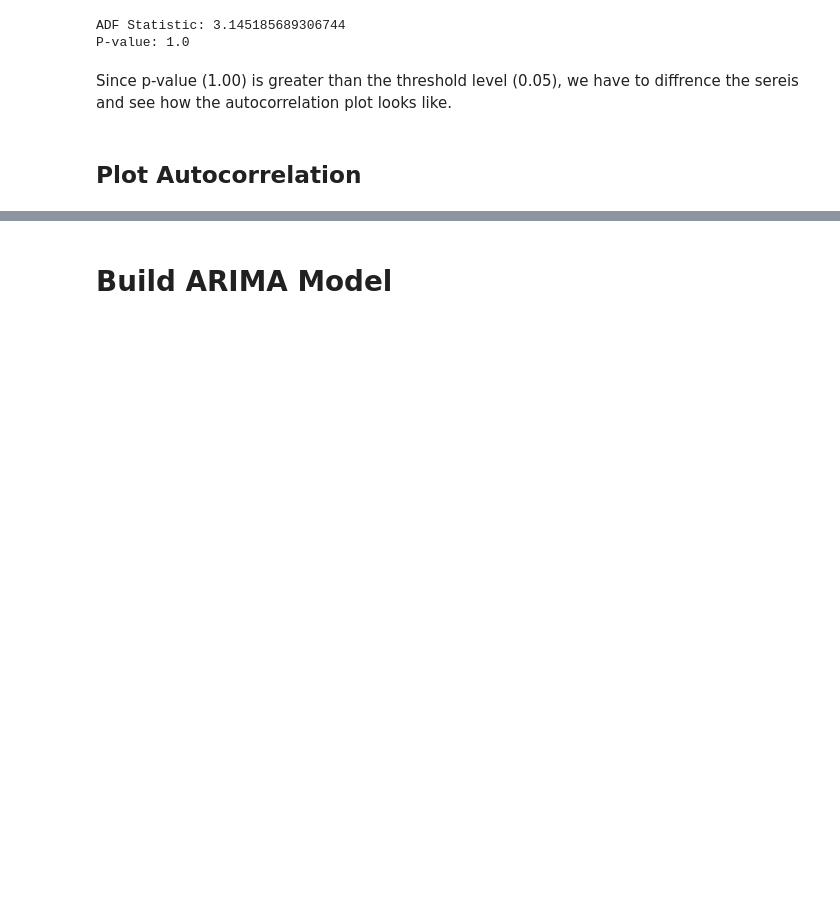
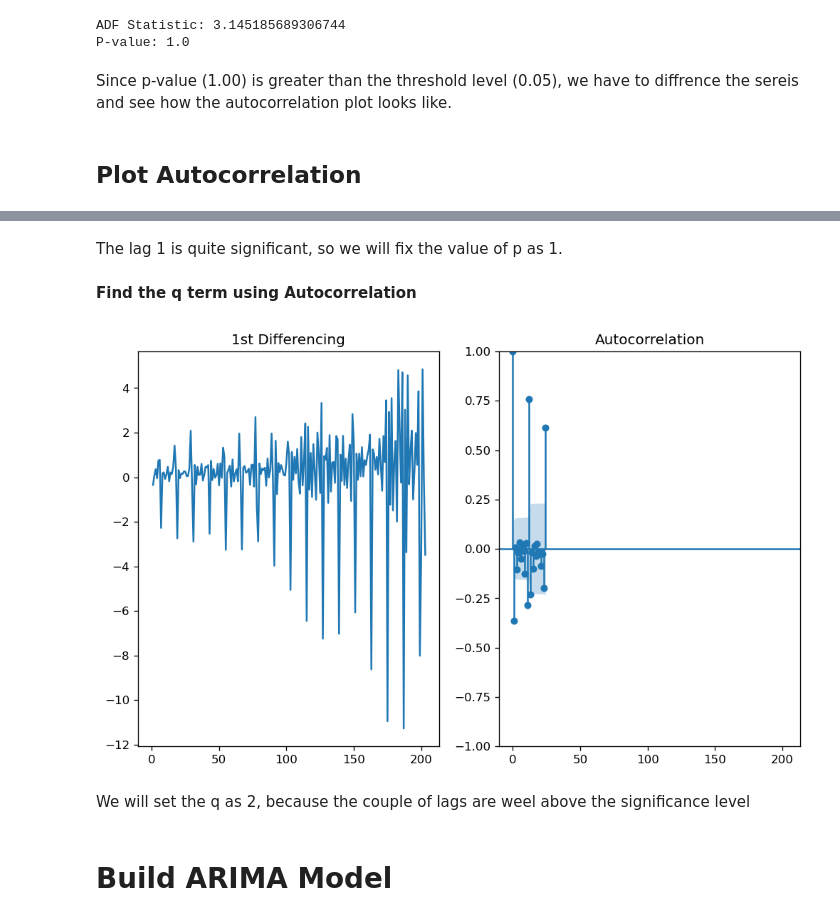
Before and after one commit to neemiasbsilva/datascience-portfolio, a Jupyter notebook: forecasting/notebooks/02_NBS_arima_model.ipynb, the cells around one changed output, grey strips where cells are left out. Drawn from its saved outputs; the diff is of its cells as text; code cells hidden in the pictures; blank space fills up the shorter version.

```diff
--- a/forecasting/notebooks/02_NBS_arima_model.ipynb
+++ b/forecasting/notebooks/02_NBS_arima_model.ipynb
@@ -104,2 +160,12 @@ def plot_autocorrelation(df: pd.DataFrame, title: str):
+# %% [markdown]
+The lag 1 is quite significant, so we will fix the value of p as 1.
+# %% [markdown]
+**Find the q term using Autocorrelation**
+# %%
+find_order_parameters(parameter='q')
+# %% [output]
+[figure, added]
+# %% [markdown]
+We will set the q as 2, because the couple of lags are weel above the significance level
 # %% [markdown]
 # Build ARIMA Model
```
Also changed, not shown: parts of 23 cells of this notebook.
